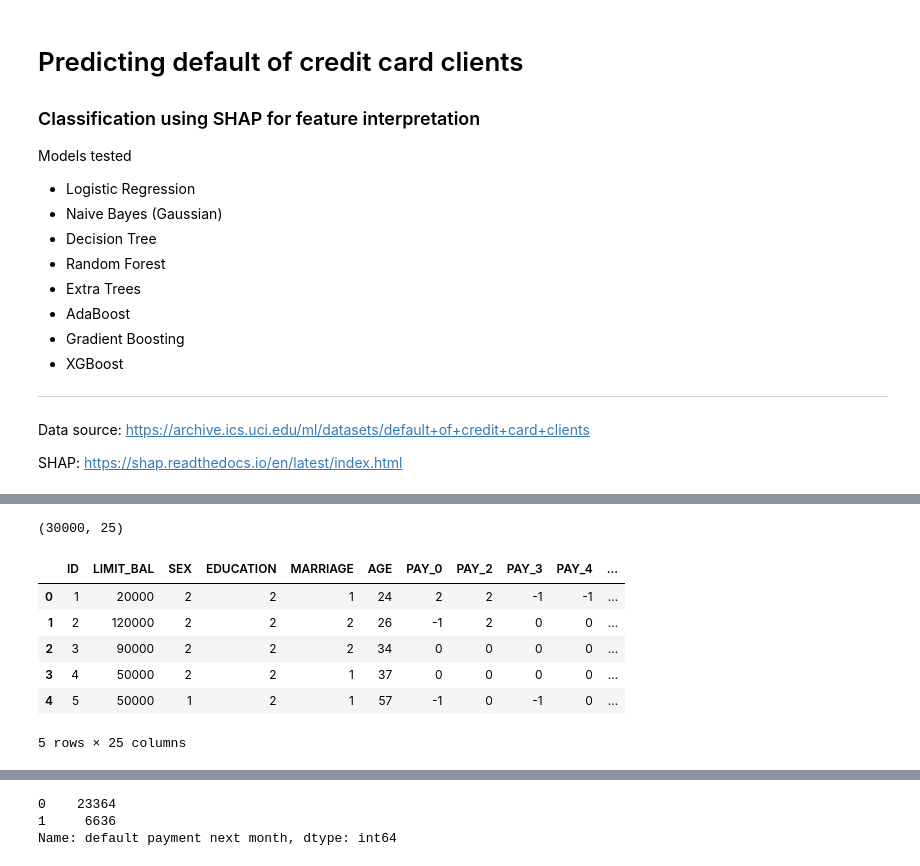
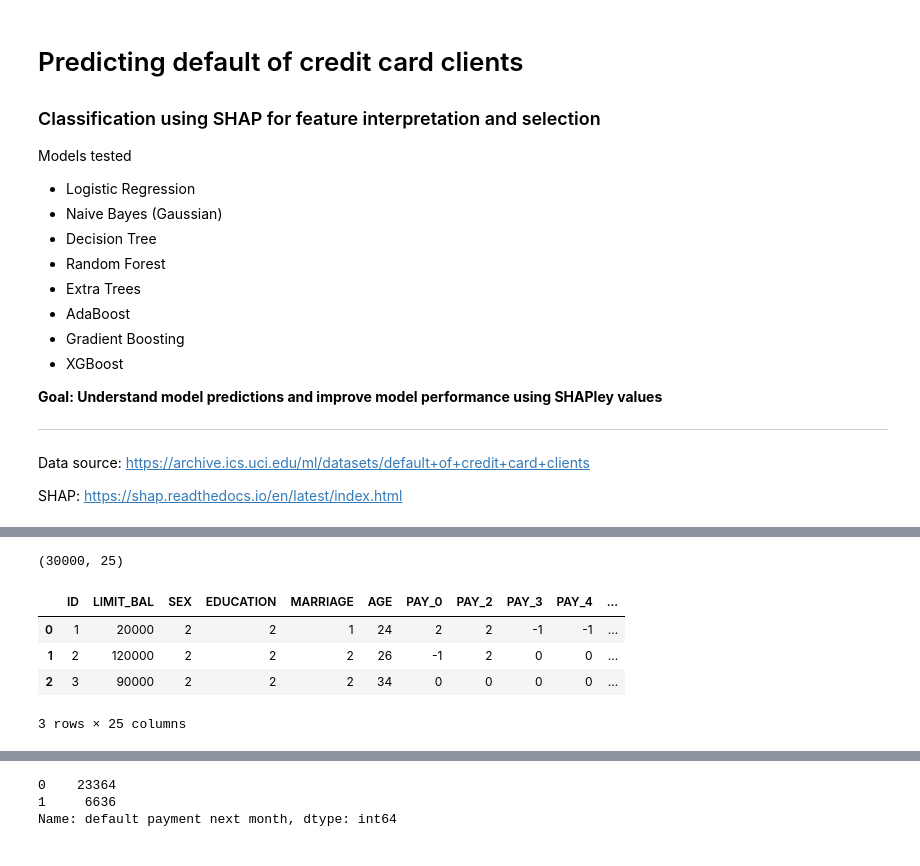
Before and after one commit to EricaXia/dsci_552_project, a Jupyter notebook: shap/CC_clf.ipynb, the cells around one changed output, grey strips where cells are left out. Saved outputs shown, nothing was run; the diff lists cells and outputs as text; code cells hidden in the pictures.

```diff
--- a/shap/CC_clf.ipynb
+++ b/shap/CC_clf.ipynb
@@ -1,6 +1,6 @@
 # %% [markdown]
 # Predicting default of credit card clients
-### Classification using SHAP for feature interpretation
+### Classification using SHAP for feature interpretation and selection
 Models tested
 * Logistic Regression
 * Naive Bayes (Gaussian)
@@ -11,6 +11,8 @@ Models tested
 * Gradient Boosting
 * XGBoost
 
+**Goal: Understand model predictions and improve model performance using SHAPley values**
+
 ---
 
 Data source:
@@ -59,13 +62,11 @@ shap.initjs()
 # %%
 df_cc = pd.read_excel('../data/defaultofcreditcardclients.xls', header=1)
 print(df_cc.shape)
-df_cc.head()
+df_cc.head(3)
 # %% [output]
 (30000, 25)
 |  | ID | LIMIT_BAL | SEX | EDUCATION | MARRIAGE | AGE | PAY_0 | PAY_2 | PAY_3 | PAY_4 | ... |
 | 0 | 1 | 20000 | 2 | 2 | 1 | 24 | 2 | 2 | -1 | -1 | ... |
 | 1 | 2 | 120000 | 2 | 2 | 2 | 26 | -1 | 2 | 0 | 0 | ... |
 | 2 | 3 | 90000 | 2 | 2 | 2 | 34 | 0 | 0 | 0 | 0 | ... |
-| 3 | 4 | 50000 | 2 | 2 | 1 | 37 | 0 | 0 | 0 | 0 | ... |
-| 4 | 5 | 50000 | 1 | 2 | 1 | 57 | -1 | 0 | -1 | 0 | ... |
-5 rows × 25 columns
+3 rows × 25 columns
```
Also changed, not shown: parts of 27 cells of this notebook, 1 other file.
